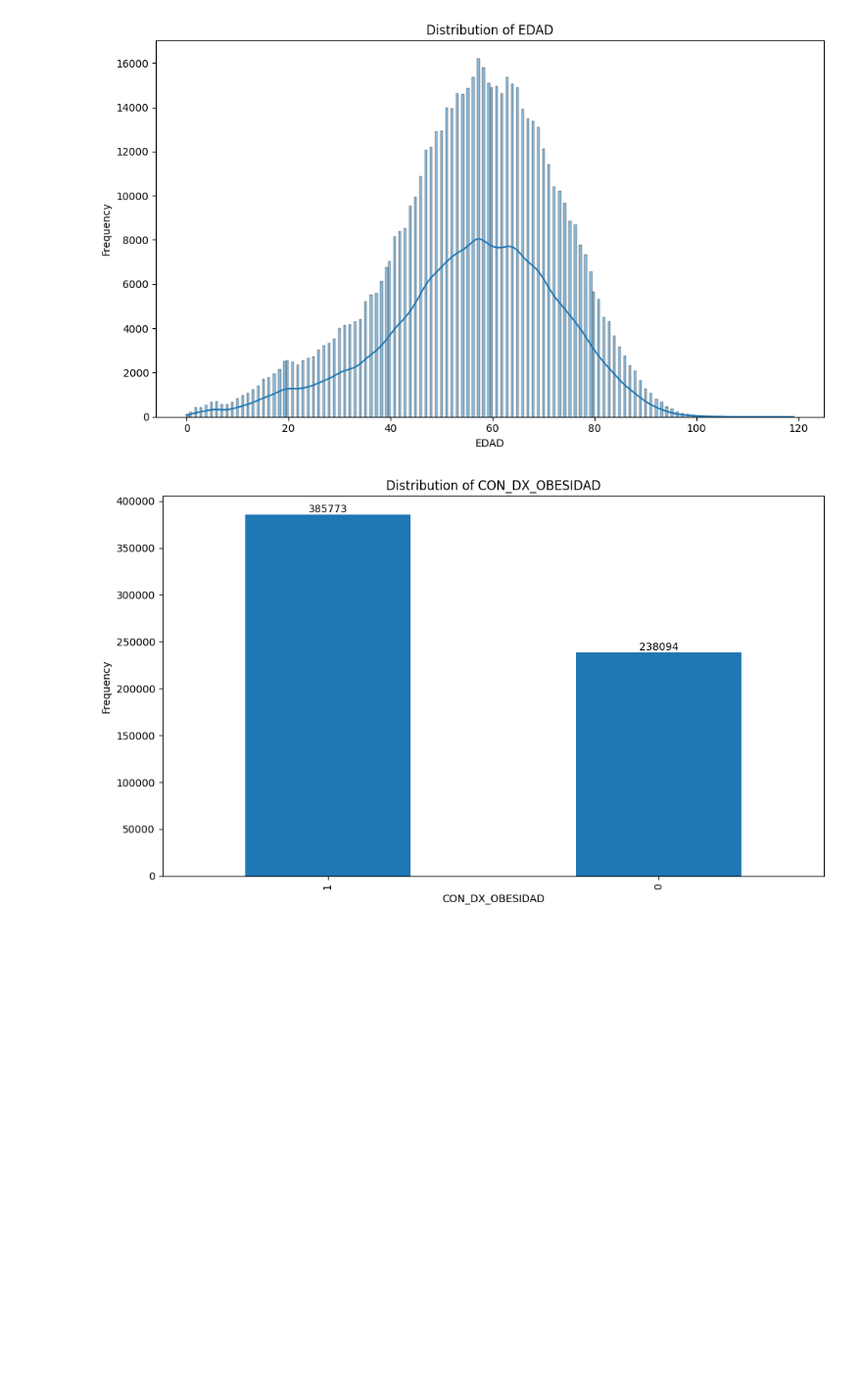
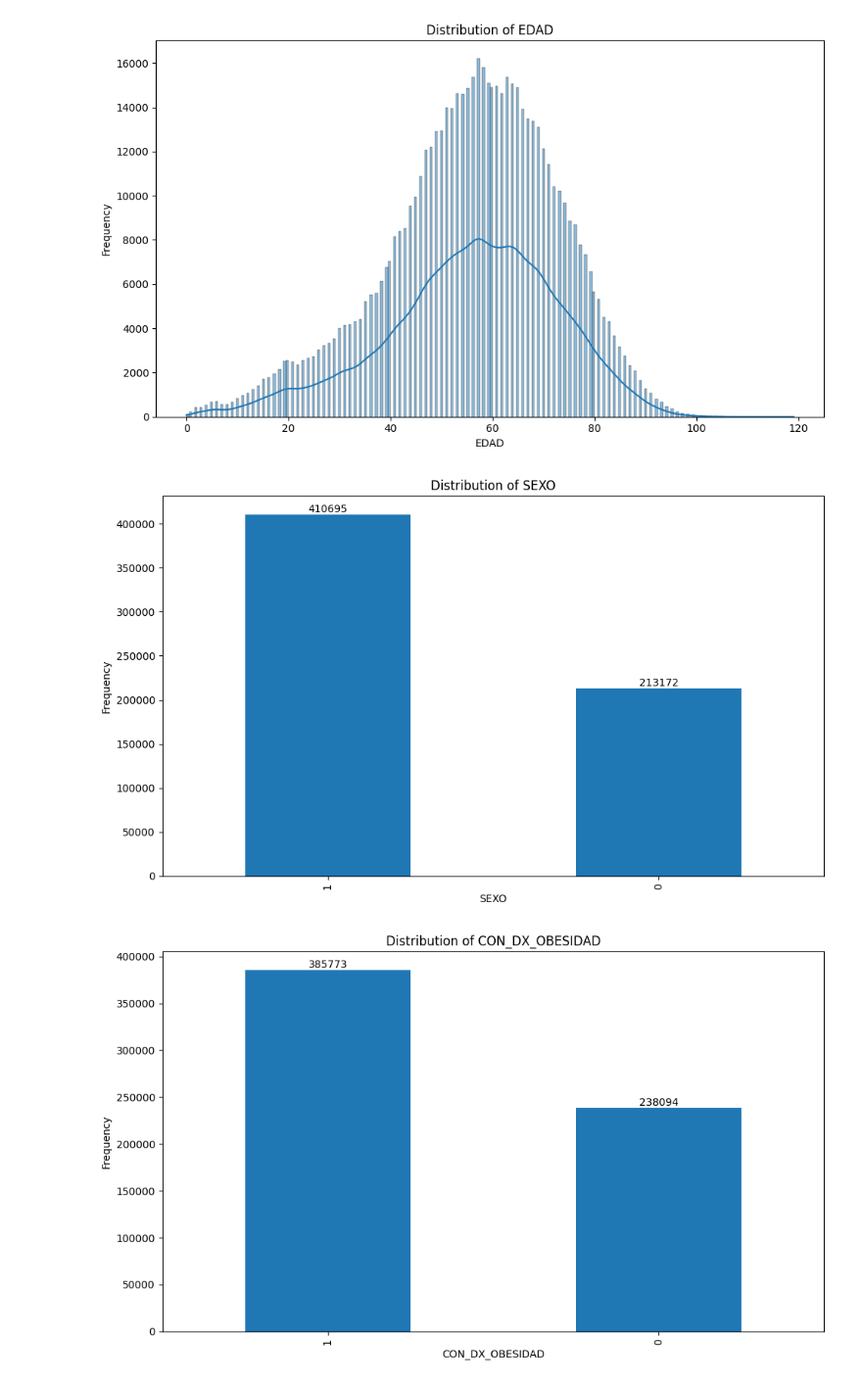
Before and after one commit to Sergius-DS/elecciOn_datasets, a Jupyter notebook: diabetes_EDA_Limpieza_03_Dic2024.ipynb, the cells around one changed output. Shown at 98% size. Saved outputs shown, nothing was run; the diff lists cells and outputs as text; code cells hidden in the pictures; blank space fills up the shorter version.

```diff
--- a/diabetes_EDA_Limpieza_03_Dic2024.ipynb
+++ b/diabetes_EDA_Limpieza_03_Dic2024.ipynb
@@ -131,6 +125,10 @@ Index(['EDAD', 'UBIGEO', 'CON_DX_OBESIDAD', 'CON_DX_HIPERTENSION',
 plot_numerical_columns_histograma(ds, ['EDAD'])
 # %% [output]
 [figure]
+# %%
+plot_numerical_columns_vcount(ds, ['SEXO'] )
+# %% [output]
+[figure, added]
 # %%
 plot_numerical_columns_vcount(ds, ['CON_DX_OBESIDAD'] )
 # %% [output]
```
Also changed, not shown: parts of 15 cells of this notebook.
